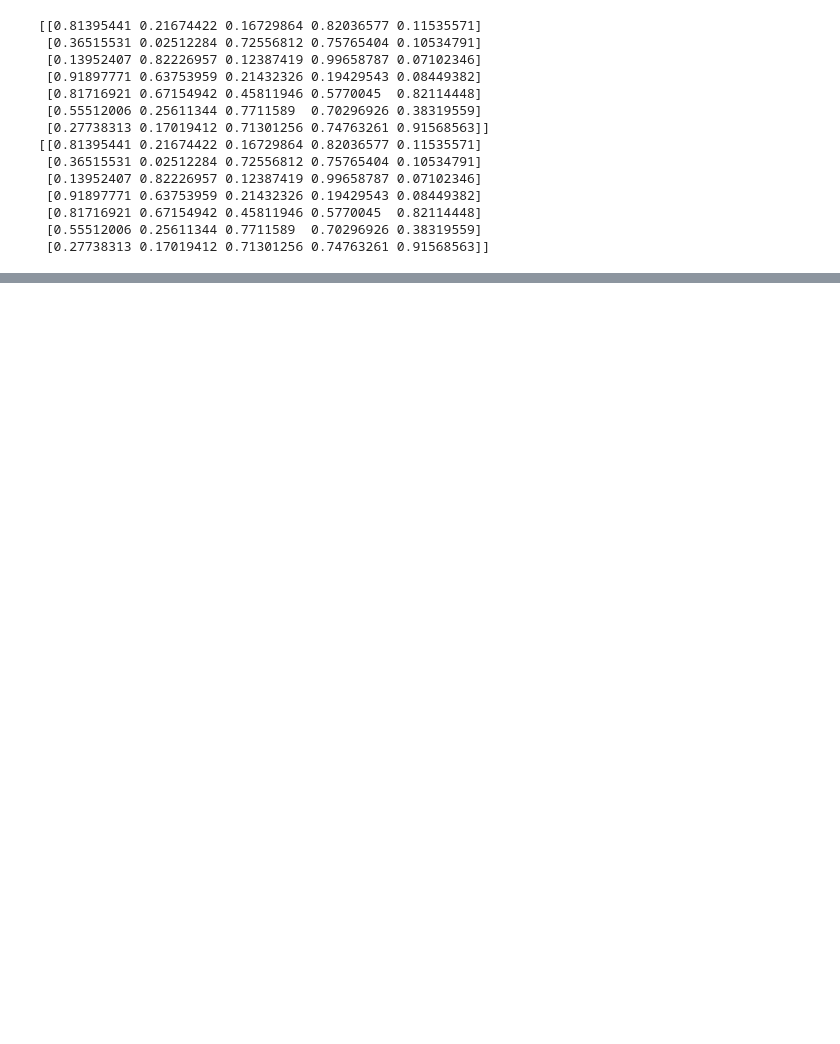
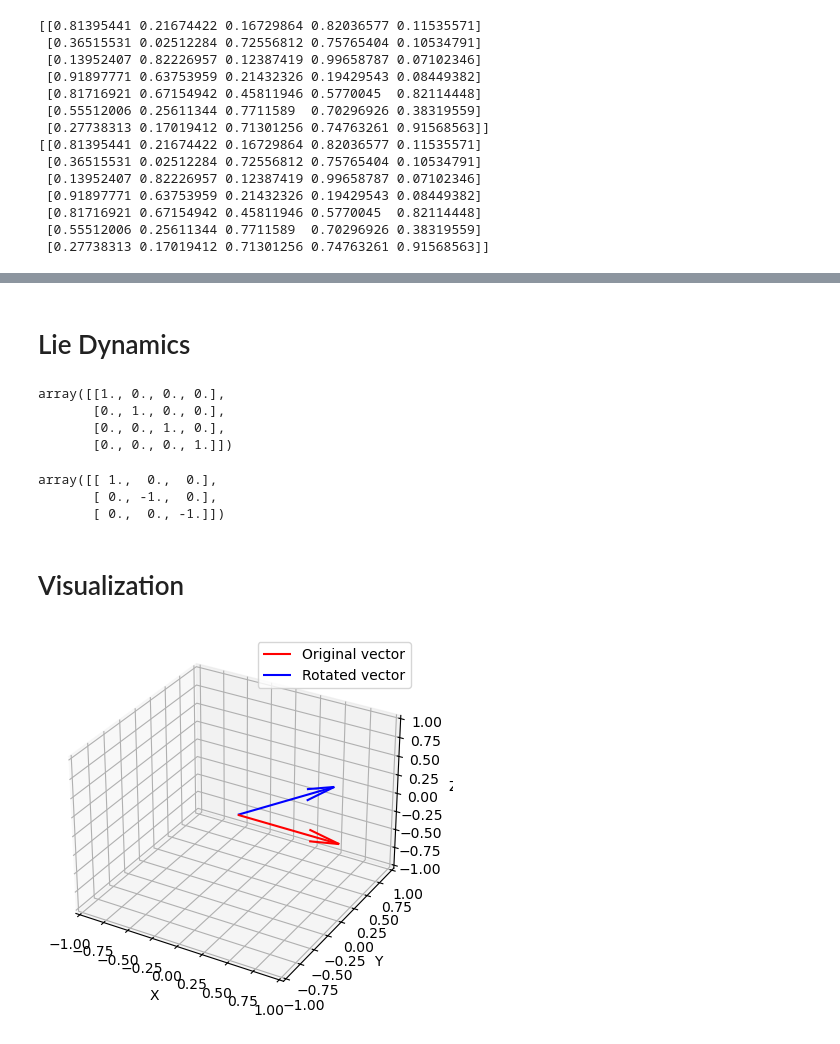
Before and after one commit to chenghuailin/trajectory_optimization_matrix_lie_groups, a Jupyter notebook: develop_general.ipynb, the cells around one changed output, grey strips where cells are left out. Cells and saved outputs as stored; diff of their text form; code cells hidden in the pictures; blank space fills up the shorter version.

Commit message:
Add visualization for so3, use pyquaternion

```diff
--- a/develop_general.ipynb
+++ b/develop_general.ipynb
@@ -557,0 +265,2 @@ class ErrorStateSE3Dynamics(BaseDynamics):
+# %% [markdown]
+# Lie Dynamics
@@ -557,0 +350,69 @@ class ErrorStateSE3Dynamics(BaseDynamics):
+# %%
+q0_ref = np.array([1, 0, 0, 0])
+p0_ref = np.array([0, 0, 0])
+w0_ref = np.array([0, 0, 1]) * 1
+v0_ref = np.array([1, 0, 0.1]) * 2
+
+# x0_ref and X should be kept the same
+x0_ref = np.concatenate((q0_ref, p0_ref))
+# X = np.eye(4) # SE(3)
+X = np.block([
+    [ Quaternion(q0_ref).rotation_matrix, p0_ref.reshape(-1,1) ],
+    [ np.zeros((1,3)),1 ],
+])
+X
+# %% [output]
+array([[1., 0., 0., 0.],
+       [0., 1., 0., 0.],
+       [0., 0., 1., 0.],
+       [0., 0., 0., 1.]])
+# %%
+q0_ref = np.array([1, 0, 0, 0])
+R.from_quat(q0_ref).as_matrix()
+# %% [output]
+array([[ 1.,  0.,  0.],
+       [ 0., -1.,  0.],
+       [ 0.,  0., -1.]])
+# %% [markdown]
+# Visualization
+# %%
+import numpy as np
+import matplotlib.pyplot as plt
+from mpl_toolkits.mplot3d import Axes3D
+from scipy.spatial.transform import Rotation as R
+
+# Define an initial vector
+v = np.array([1, 0, 0])
+
+# Create a rotation represented by a quaternion (rotating 60 degrees around the z-axis)
+rotation = R.from_quat([0, 0, np.sin(np.pi / 6), np.cos(np.pi / 6)])  # Quaternion (x, y, z, w)
+
+# Apply the rotation to the vector
+v_rotated = rotation.apply(v)
+
+# Visualization
+fig = plt.figure()
+ax = fig.add_subplot(111, projection='3d')
+
+# Plot the original vector
+ax.quiver(0, 0, 0, v[0], v[1], v[2], color='r', label='Original vector')
+
+# Plot the rotated vector
+ax.quiver(0, 0, 0, v_rotated[0], v_rotated[1], v_rotated[2], color='b', label='Rotated vector')
+
+# Set axis limits
+ax.set_xlim([-1, 1])
+ax.set_ylim([-1, 1])
+ax.set_zlim([-1, 1])
+
+# Add legend
+ax.legend()
+
+# Set axis labels
+ax.set_xlabel('X')
+ax.set_ylabel('Y')
+ax.set_zlabel('Z')
+
+plt.show()
+# %% [output]
+[figure, added]
```
Also changed, not shown: parts of 12 cells of this notebook, 1 other file.
